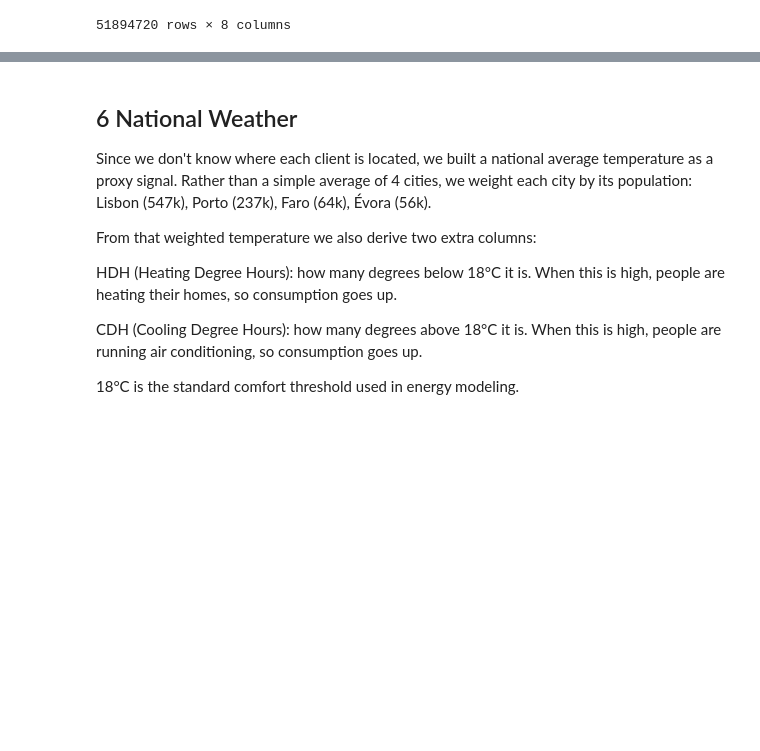
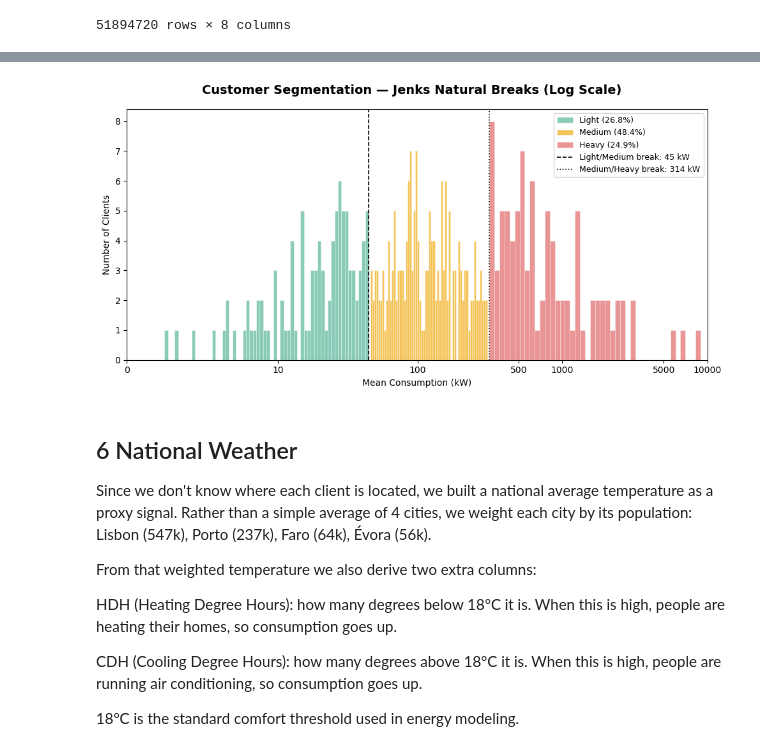
Before and after one commit to lucabarattini/forecasting-electricity, a Jupyter notebook: notebooks/0_data_preprocessing.ipynb, the cells around one changed output, grey strips where cells are left out. Saved outputs shown, nothing was run; the diff lists cells and outputs as text; code cells hidden in the pictures; blank space fills up the shorter version.

Commit message:
Redefined customer segmentation using Jenks

```diff
--- a/notebooks/0_data_preprocessing.ipynb
+++ b/notebooks/0_data_preprocessing.ipynb
@@ -187,0 +150,72 @@ Name: ClientID, dtype: int64
+# %%
+# Compute log means for each client to use in Jenks natural breaks
+log_means = np.log1p(client_means)
+breaks = jenks_breaks(log_means.values, n_classes=3)
+
+# Convert breaks back to original kW scale for interpretability
+light_threshold_log = breaks[1]
+heavy_threshold_log = breaks[2]
+light_threshold = np.expm1(breaks[1])
+heavy_threshold = np.expm1(breaks[2])
+
+print(f"Light consumers:  below {light_threshold:.2f} kW average")
+print(f"Medium consumers: {light_threshold:.2f} to {heavy_threshold:.2f} kW average")
+print(f"Heavy consumers:  above {heavy_threshold:.2f} kW average")
+
+def categorize_client(mean_val):
+    log_val = np.log1p(mean_val)
+    if log_val <= light_threshold_log:
+        return 'Light'
+    elif log_val <= heavy_threshold_log:
+        return 'Medium'
+    else:
+        return 'Heavy'
+
+client_categories = client_means.apply(categorize_client).rename('Consumer_Category')
+df_long = df_long.merge(client_categories, on='ClientID', how='left')
+df_long['Consumer_Category'] = df_long['Consumer_Category'].astype('category')
+
+print(f"\nCategory distribution:")
+print(df_long.groupby('Consumer_Category', observed=True)['ClientID'].nunique())
+
+# --- Percentages ---
+cat_labels = client_categories.reset_index()
+cat_labels.columns = ['ClientID', 'Consumer_Category']
+plot_df = client_means.reset_index()
+plot_df.columns = ['ClientID', 'MeanConsumption']
+plot_df = plot_df.merge(cat_labels, on='ClientID').sort_values('MeanConsumption').reset_index(drop=True)
+
+total = len(plot_df)
+pcts = plot_df['Consumer_Category'].value_counts(normalize=True) * 100
+
+# --- Plot ---
+colors = {'Light': '#4CAF93', 'Medium': '#F0A500', 'Heavy': '#E05C5C'}
+
+fig, ax = plt.subplots(figsize=(10, 5))
+fig.suptitle('Customer Segmentation — Jenks Natural Breaks (Log Scale)', fontsize=14, fontweight='bold')
+
+# Histogram with log-transformed x-axis
+for label, color in colors.items():
+    vals = np.log1p(plot_df.loc[plot_df['Consumer_Category'] == label, 'MeanConsumption'])
+    ax.hist(vals, bins=60, color=color, alpha=0.65, label=f"{label} ({pcts[label]:.1f}%)",
+            edgecolor='white', linewidth=0.4)
+
+ax.axvline(light_threshold_log, color='black', linestyle='--', linewidth=1.2,
+           label=f'Light/Medium break: {light_threshold:.0f} kW')
+ax.axvline(heavy_threshold_log, color='black', linestyle=':', linewidth=1.2,
+           label=f'Medium/Heavy break: {heavy_threshold:.0f} kW')
+
+tick_vals_kw = [0, 10, 100, 500, 1000, 5000, 10000]
+tick_vals_log = np.log1p(tick_vals_kw)
+ax.set_xticks(tick_vals_log)
+ax.set_xticklabels([str(v) for v in tick_vals_kw])
+ax.set_xlim(np.log1p(0), np.log1p(10000))
+
+ax.set_xlabel('Mean Consumption (kW)')
+ax.set_ylabel('Number of Clients')
+ax.legend(fontsize=9)
+
+plt.tight_layout()
+plt.savefig('jenks_segmentation.png', dpi=150, bbox_inches='tight')
+plt.show()
+# %% [output]
@@ -188,3 +232,4 @@ Name: ClientID, dtype: int64
+[figure, added]
 # %% [markdown]
 ## 6 National Weather
 Since we don't know where each client is located, we built a national average temperature as a proxy signal.
```
Also changed, not shown: parts of 4 cells of this notebook, 1 other file.
